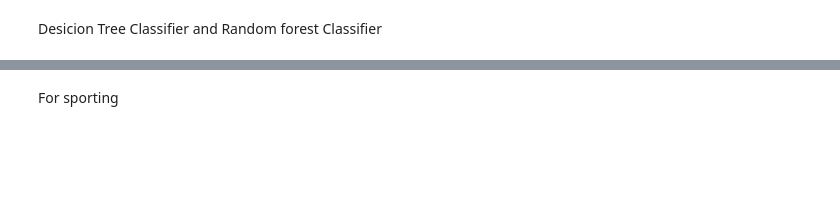
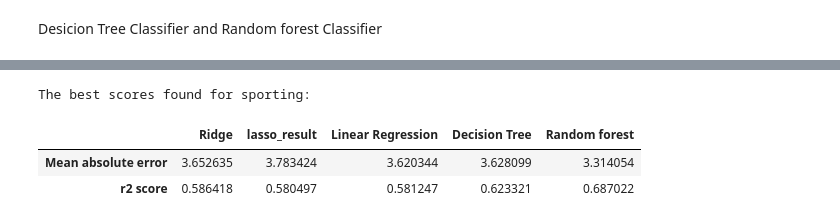
Before and after one commit to ashleyrennnnnn/Assignments-Machine-Learning, a Jupyter notebook: Regression_model_part.ipynb, the cells around one changed output, grey strips where cells are left out. Saved outputs shown, nothing was run; the diff lists cells and outputs as text; code cells hidden in the pictures; blank space fills up the shorter version.

```diff
--- a/Regression_model_part.ipynb
+++ b/Regression_model_part.ipynb
@@ -141,2 +226,0 @@ forest_result
-# %% [markdown]
-For sporting
@@ -156,0 +227,22 @@ forest_result
+# %%
+# DataFrame using arrays.
+import pandas as pd
+
+# initialize data of lists.
+data = {'Ridge':[3.652635,0.586418],
+        'lasso_result':[3.783424,0.580497],
+        'Linear Regression': [3.620344,0.581247],
+        'Decision Tree': [3.628099,0.623321],
+        'Random forest':[3.314054,0.687022]}
+
+# Creates pandas DataFrame.
+df = pd.DataFrame(data, index=['Mean absolute error',
+                               'r2 score'])
+print("The best scores found for sporting:")
+# print the data
+df
+# %% [output]
+The best scores found for sporting:
+|  | Ridge | lasso_result | Linear Regression | Decision Tree | Random forest |
+| Mean absolute error | 3.652635 | 3.783424 | 3.620344 | 3.628099 | 3.314054 |
+| r2 score | 0.586418 | 0.580497 | 0.581247 | 0.623321 | 0.687022 |
```
Also changed, not shown: parts of 20 cells of this notebook.
